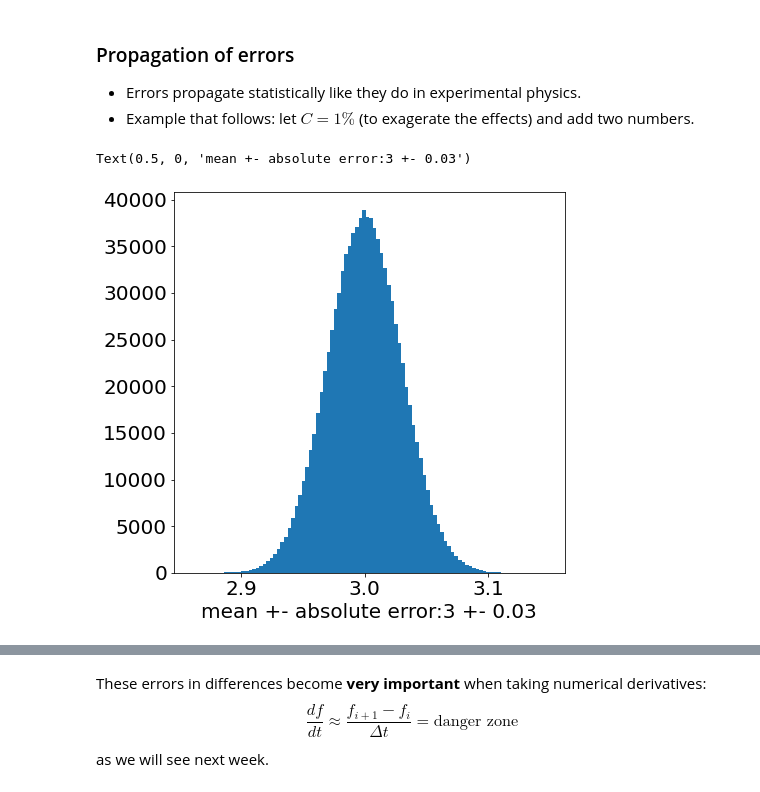
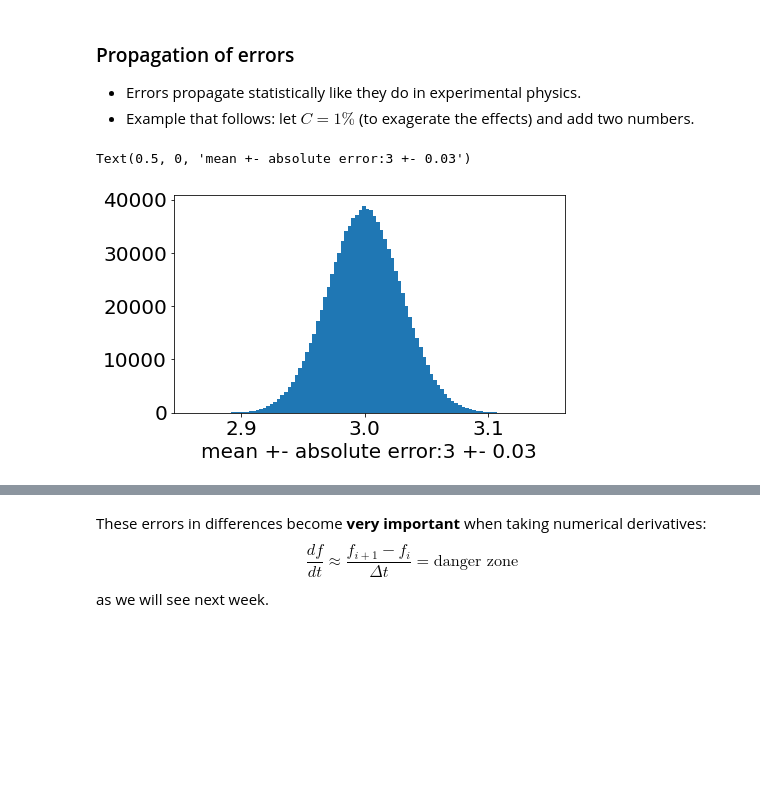
Before and after one commit to PHY407-UofT/lectures-2021, a Jupyter notebook: Lecture02/L02-ErrorsAndIntegrals.ipynb, the cells around one changed output, grey strips where cells are left out. Cells and saved outputs as stored; diff of their text form; code cells hidden in the pictures; blank space fills up the shorter version.

```diff
--- a/Lecture02/L02-ErrorsAndIntegrals.ipynb
+++ b/Lecture02/L02-ErrorsAndIntegrals.ipynb
@@ -220,12 +197,12 @@ d2 = normal(loc=x2, scale=sigma2, size=N)
 sumd = d1 + d2
 # %%
 # this plot just shows the a single number and its error
-figure(2, figsize=((7, 7)))
+figure(2, figsize=((7, 4)))
 hist(d1, N_Bins, histtype='stepfilled')
 xlabel('mean +- absolute error:' + str(x1) + ' +- ' + str(sigma1))
 # %% [output]
 Text(0.5, 0, 'mean +- absolute error:3 +- 0.03')
-[figure, old version]
+[figure, new version]
 # %%
 figure(1, figsize=((14, 24)))
 # plot histograms of the two numbers and their sum
```
Also changed, not shown: parts of 4 cells of this notebook.
